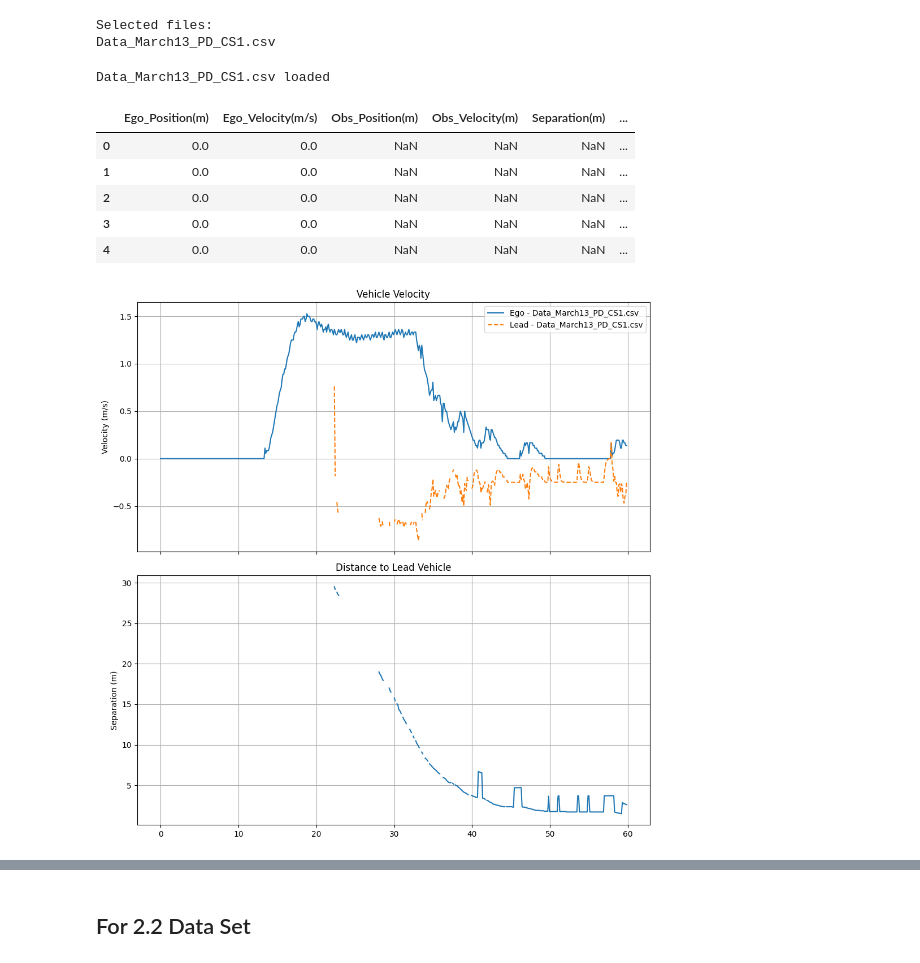
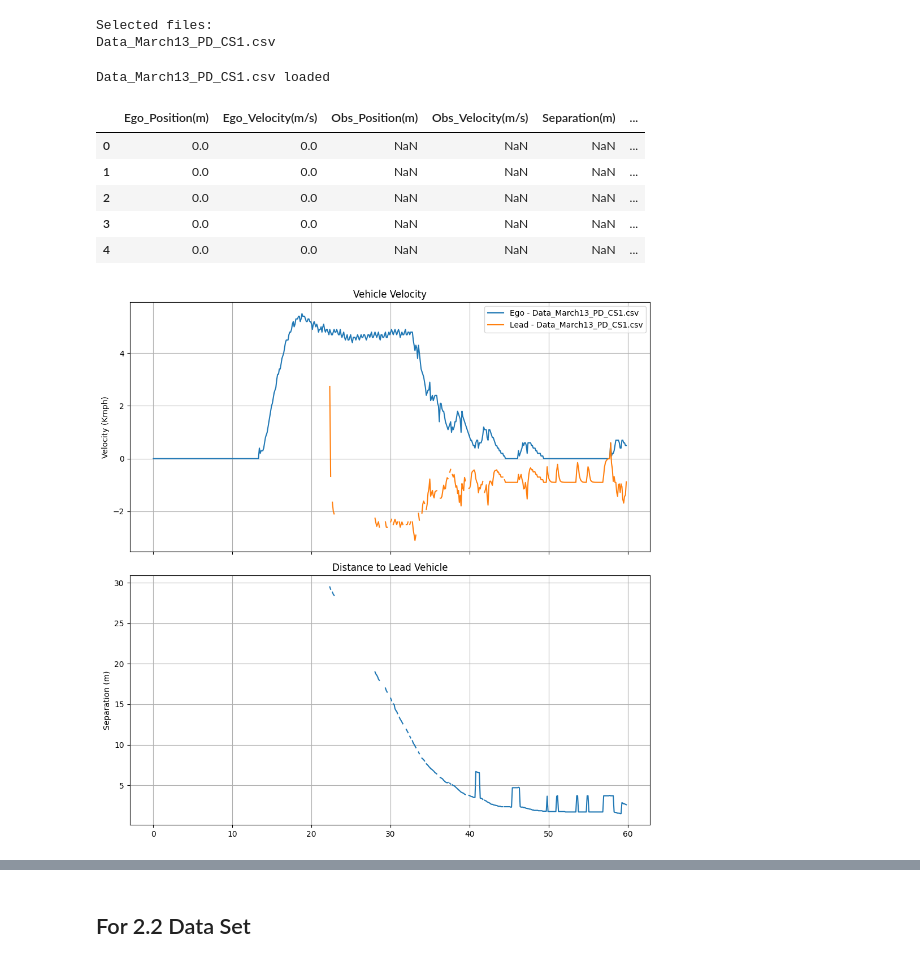
Before and after one commit to Santhosh4888/Adaptive-Cruise-Control, a Jupyter notebook: 9_Vehicle_Testing_Results/Testing_Using_Radar/March13_2026/plotting.ipynb, the cells around one changed output, grey strips where cells are left out. Cells and saved outputs as stored; diff of their text form; code cells hidden in the pictures.

```diff
--- a/9_Vehicle_Testing_Results/Testing_Using_Radar/March13_2026/plotting.ipynb
+++ b/9_Vehicle_Testing_Results/Testing_Using_Radar/March13_2026/plotting.ipynb
@@ -20,22 +18,20 @@ Selected files:
 Data_March13_PD_CS1.csv
 # %%
 data = {}
-
 for file in selected_files:
-
     path = os.path.join(csv_folder, file)
-
     df = pd.read_csv(path)
-
     data[file] = df
-
     print(file, "loaded")
     display(df.head())
 
 df["Time"] = df["Time(s)"] - df["Time(s)"].iloc[0]
+df["Ego_Velocity_kmph"] = df["Ego_Velocity(m/s)"] * (18/5)
+if "Obs_Velocity(m/s)" in df.columns:
+    df["Obs_Velocity_kmph"] = df["Obs_Velocity(m/s)"] * (18/5)
 # %% [output]
 Data_March13_PD_CS1.csv loaded
-|  | Ego_Position(m) | Ego_Velocity(m/s) | Obs_Position(m) | Obs_Velocity(m) | Separation(m) | ... |
+|  | Ego_Position(m) | Ego_Velocity(m/s) | Obs_Position(m) | Obs_Velocity(m/s) | Separation(m) | ... |
 | 0 | 0.0 | 0.0 | NaN | NaN | NaN | ... |
 | 1 | 0.0 | 0.0 | NaN | NaN | NaN | ... |
 | 2 | 0.0 | 0.0 | NaN | NaN | NaN | ... |
@@ -44,40 +40,34 @@ Data_March13_PD_CS1.csv loaded
 # %%
 fig, axes = plt.subplots(2, 1, figsize=(10,10), sharex=True)
 
 for file, df in data.items():
-
     # ---- Velocity ----
-    axes[0].plot(df["Time"], df["Ego_Velocity(m/s)"], label=f"Ego - {file}")
-
-    if "Obs_Velocity(m)" in df.columns:
-        axes[0].plot(df["Time"], df["Obs_Velocity(m)"], linestyle="--", label=f"Lead - {file}")
-
+    axes[0].plot(df["Time"], df["Ego_Velocity_kmph"], label=f"Ego - {file}")
+    if "Obs_Velocity_kmph" in df.columns:
+        axes[0].plot(df["Time"], df["Obs_Velocity_kmph"], linestyle="-", label=f"Lead - {file}")
     # ---- Separation ----
     if "Separation(m)" in df.columns:
         axes[1].plot(df["Time"], df["Separation(m)"], label=file)
-
     # ---- Throttle ----
     #axes[2].plot(df["time"], df["throttle_command"], label=file)
 
 
-# -------- FORMAT --------
-
-axes[0].set_ylabel("Velocity (m/s)")
+axes[0].set_ylabel("Velocity (Kmph)")
 axes[0].set_title("Vehicle Velocity")
 
 axes[1].set_ylabel("Separation (m)")
 axes[1].set_title("Distance to Lead Vehicle")
 
 # axes[2].set_ylabel("Throttle (V)")
 # axes[2].set_xlabel("Time (s)")
 # axes[2].set_title("Control Input")
 
 for ax in axes:
     ax.grid()
 
 axes[0].legend()
 
 plt.tight_layout()
 plt.show()
 # %% [output]
-[figure, old version]
+[figure, new version]
```
Also changed, not shown: parts of 11 cells of this notebook.
